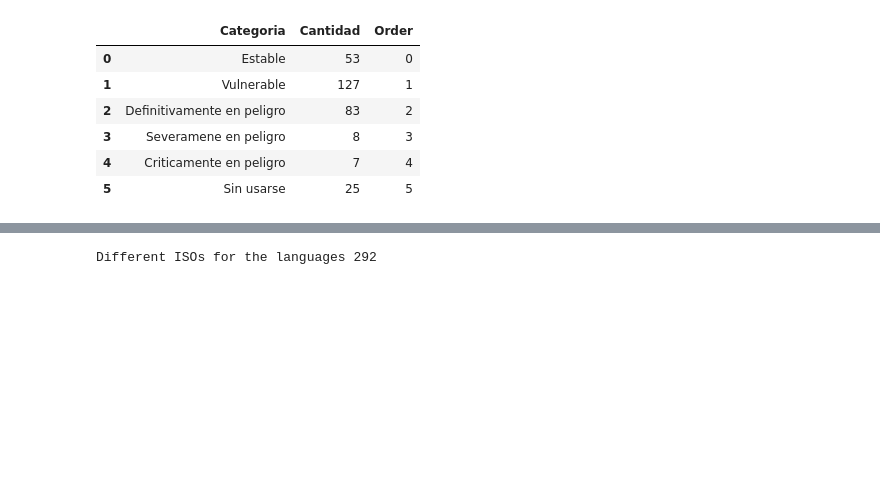
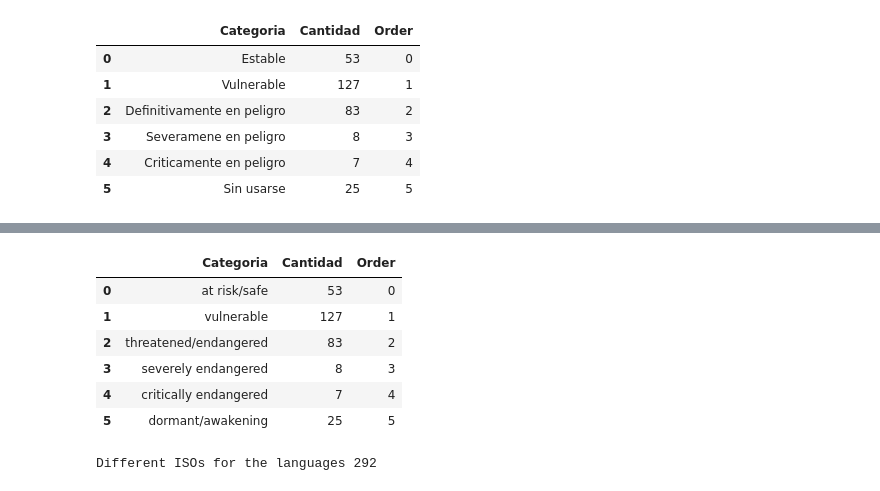
Before and after one commit to ivanvladimir/lom_charts, a Jupyter notebook: notebooks/Main charts.ipynb, the cells around one changed output, grey strips where cells are left out. Cells and saved outputs as stored; diff of their text form; code cells hidden in the pictures; blank space fills up the shorter version.

```diff
--- a/notebooks/Main charts.ipynb
+++ b/notebooks/Main charts.ipynb
@@ -148,6 +182,7 @@ for i,l in enumerate(languoids.values()):
 aes_mx=Counter(l.endangerment.status.name for l in languages_mx)
 egids_mx=Counter(l.endangerment.status.egids for l in languages_mx)
 unesco_mx=Counter(l.endangerment.status.unesco for l in languages_mx)
+elcat_mx=Counter(l.endangerment.status.elcat for l in languages_mx)
 
 print(f"Total lenguajes en glottlog con México en countries {len(languages_mx)}")
 print(aes_mx)
@@ -261,3 +296,24 @@ source
 | 3 | Severamene en peligro | 8 | 3 |
 | 4 | Criticamente en peligro | 7 | 4 |
 | 5 | Sin usarse | 25 | 5 |
+# %%
+print(elcat_mx.keys())
+
+labels2spa={
+    'safe':'Estable', 'vulnerable':'Vulnerable', 'definitely endangered':'Definitivamente en peligro', 'severely endangered':'Severamene en peligro', 'critically endangered':'Criticamente en peligro','extinct':'Sin usarse'
+}
+
+order=['at risk/safe','vulnerable','threatened/endangered','severely endangered','critically endangered','dormant/awakening']
+
+source = pd.DataFrame({'Categoria':[ix for ix in order],'Cantidad':[elcat_mx[ix] for ix in order], 'Order': range(len(order))})
+
+base=alt.Chart(source).encode(
+    alt.Theta("Cantidad:Q").stack(True),
+    color=alt.Color('Categoria', sort=alt.SortField('Order'),scale=alt.Scale(range=['#077c09','#ae23d7','#f684ee','#fe9595','#fc5a5a','#ff0000'])),
+    order=alt.Order('Order:O')
+)
+
+pie = base.mark_arc(outerRadius=120)
+text = base.mark_text(radius=140, size=12).encode(text="Cantidad")
+
+pie + text
@@ -264,3 +323,13 @@ source
+# %%
+source
+# %% [output]
+|  | Categoria | Cantidad | Order |
+| 0 | at risk/safe | 53 | 0 |
+| 1 | vulnerable | 127 | 1 |
+| 2 | threatened/endangered | 83 | 2 |
+| 3 | severely endangered | 8 | 3 |
+| 4 | critically endangered | 7 | 4 |
+| 5 | dormant/awakening | 25 | 5 |
 # %%
 isos_mx=set(l.iso for l in languages_mx)
 print("Different ISOs for the languages",len(isos_mx))
```
Also changed, not shown: parts of 11 cells of this notebook, 3 other files.
